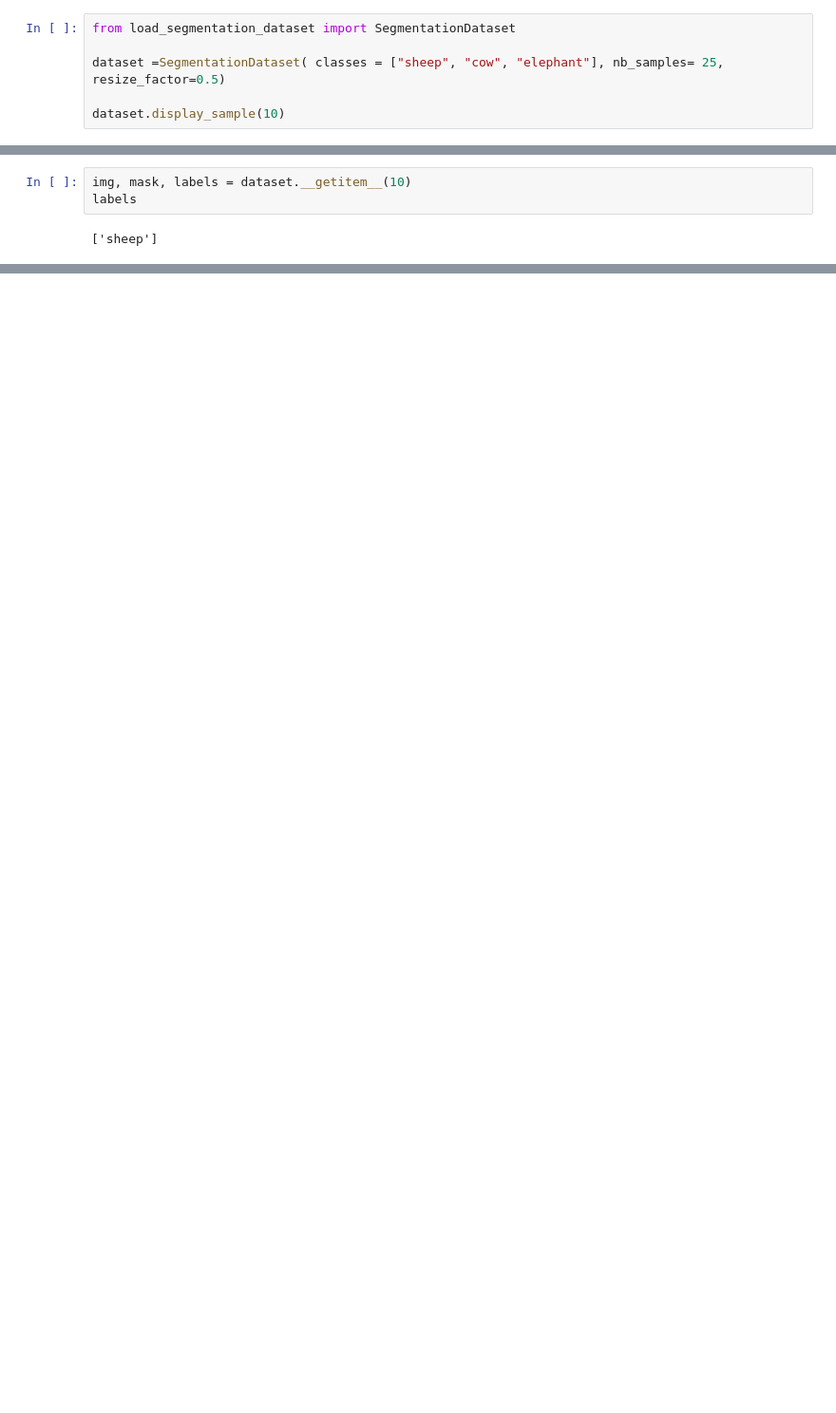
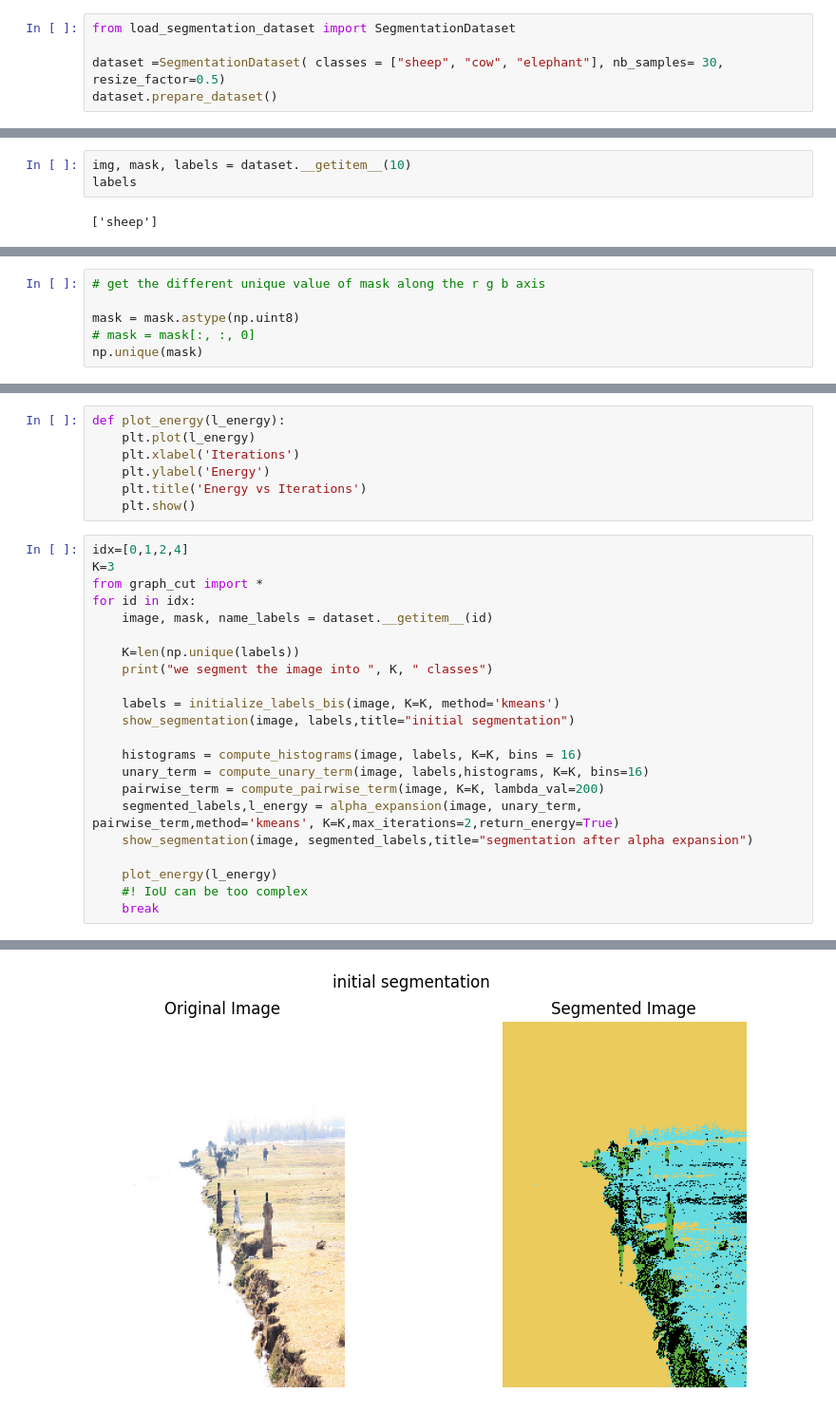
Before and after one commit to abatifol/graphCut_image_segmentation, a Jupyter notebook: example.ipynb, the cells around one changed output, grey strips where cells are left out. Shown at 95% size. Drawn from its saved outputs; the diff is of its cells as text; blank space fills up the shorter version.

```diff
--- a/example.ipynb
+++ b/example.ipynb
@@ -55,7 +77,6 @@ max_flow
 # %%
 from load_segmentation_dataset import SegmentationDataset
 
-dataset =SegmentationDataset( classes = ["sheep", "cow", "elephant"], nb_samples= 25, resize_factor=0.5)
-
-dataset.display_sample(10)
+dataset =SegmentationDataset( classes = ["sheep", "cow", "elephant"], nb_samples= 30, resize_factor=0.5)
+dataset.prepare_dataset()
 # %% [output]
@@ -72,0 +125,6 @@ labels
+# %%
+# get the different unique value of mask along the r g b axis
+
+mask = mask.astype(np.uint8)
+# mask = mask[:, :, 0]
+np.unique(mask)
@@ -72,0 +151,30 @@ labels
+# %%
+def plot_energy(l_energy):
+    plt.plot(l_energy)
+    plt.xlabel('Iterations')
+    plt.ylabel('Energy')
+    plt.title('Energy vs Iterations')
+    plt.show()
+# %%
+idx=[0,1,2,4]
+K=3
+from graph_cut import *
+for id in idx:
+    image, mask, name_labels = dataset.__getitem__(id)
+
+    K=len(np.unique(labels))
+    print("we segment the image into ", K, " classes")
+
+    labels = initialize_labels_bis(image, K=K, method='kmeans')
+    show_segmentation(image, labels,title="initial segmentation")
+
+    histograms = compute_histograms(image, labels, K=K, bins = 16)
+    unary_term = compute_unary_term(image, labels,histograms, K=K, bins=16)
+    pairwise_term = compute_pairwise_term(image, K=K, lambda_val=200)
+    segmented_labels,l_energy = alpha_expansion(image, unary_term, pairwise_term,method='kmeans', K=K,max_iterations=2,return_energy=True)
+    show_segmentation(image, segmented_labels,title="segmentation after alpha expansion")
+
+    plot_energy(l_energy)
+    #! IoU can be too complex
+    break
+# %% [output]
@@ -72,0 +182 @@ labels
+[figure, added]
```
Also changed, not shown: parts of 15 cells of this notebook, 1 other file.
